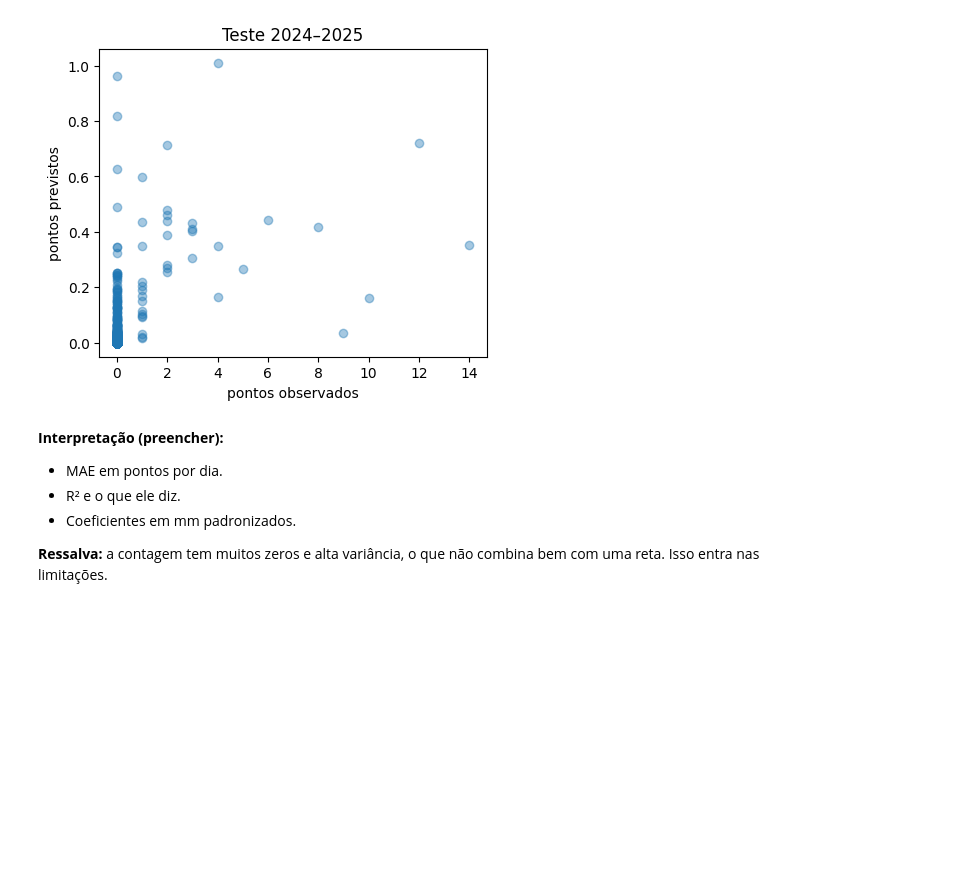
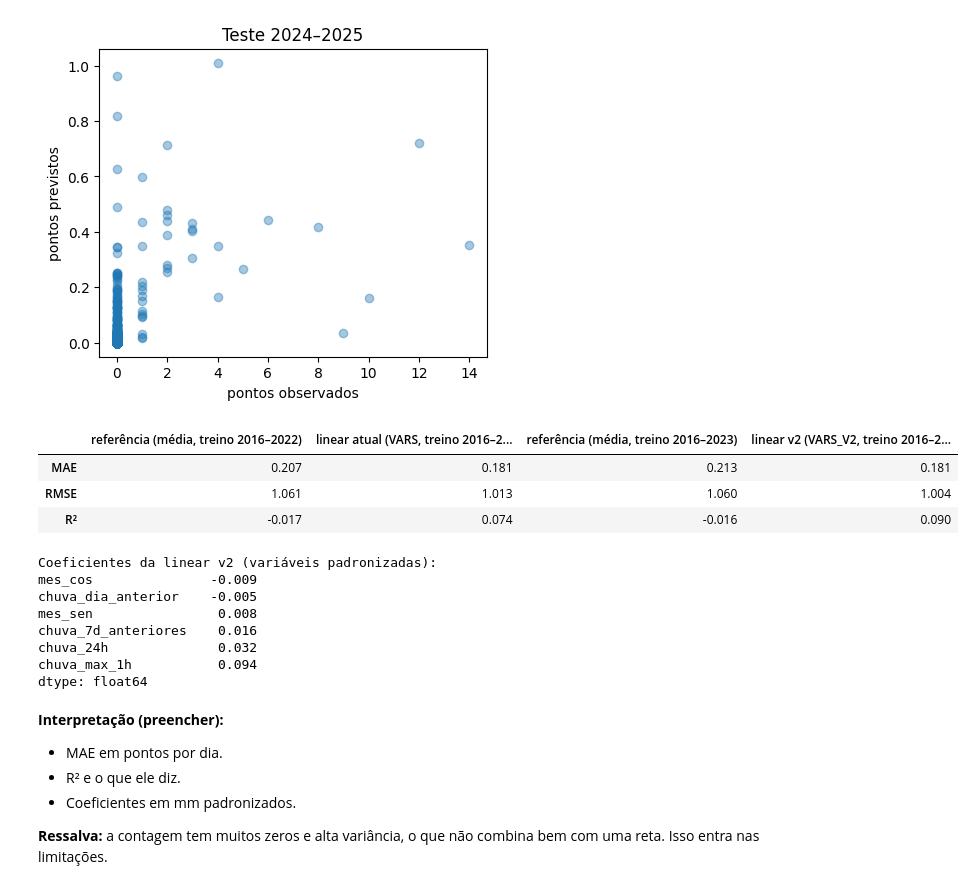
Before and after one commit to Kelwinnn/Global-Solution---Rota-Segura, a Jupyter notebook: data-science/02_modelos.ipynb, the cells around one changed output. Drawn from its saved outputs; the diff is of its cells as text; code cells hidden in the pictures; blank space fills up the shorter version.

```diff
--- a/data-science/02_modelos.ipynb
+++ b/data-science/02_modelos.ipynb
@@ -202,6 +351,32 @@ chuva_max_3h           0.035
 chuva_max_1h           0.045
 dtype: float64
 [figure]
+# %%
+# Versão com VARS_V2, treino 2016–2023 e teste 2024–2025; a referência (média de pontos) usa o mesmo treino de cada coluna.
+treino_v2 = base.loc[:TREINO_FINAL_ATE]
+lin_v2 = Pipeline([("escala", StandardScaler()), ("modelo", LinearRegression())])
+lin_v2.fit(treino_v2[VARS_V2], treino_v2[y_cont])
+prev_v2 = np.clip(lin_v2.predict(te[VARS_V2]), 0, None)
+ref_v2 = np.full(len(te), treino_v2[y_cont].mean())
+display(pd.DataFrame({"referência (média, treino 2016–2022)": m_reg(te[y_cont], ref),
+                      "linear atual (VARS, treino 2016–2022)": m_reg(te[y_cont], prev),
+                      "referência (média, treino 2016–2023)": m_reg(te[y_cont], ref_v2),
+                      "linear v2 (VARS_V2, treino 2016–2023)": m_reg(te[y_cont], prev_v2)}).round(3))
+print("Coeficientes da linear v2 (variáveis padronizadas):")
+print(pd.Series(lin_v2.named_steps["modelo"].coef_, index=VARS_V2).round(3).sort_values())
+# %% [output]
+|  | referência (média, treino 2016–2022) | linear atual (VARS, treino 2016–2... | referência (média, treino 2016–2023) | linear v2 (VARS_V2, treino 2016–2... |
+| MAE | 0.207 | 0.181 | 0.213 | 0.181 |
+| RMSE | 1.061 | 1.013 | 1.060 | 1.004 |
+| R² | -0.017 | 0.074 | -0.016 | 0.090 |
+Coeficientes da linear v2 (variáveis padronizadas):
+mes_cos               -0.009
+chuva_dia_anterior    -0.005
+mes_sen                0.008
+chuva_7d_anteriores    0.016
+chuva_24h              0.032
+chuva_max_1h           0.094
+dtype: float64
 # %% [markdown]
 **Interpretação (preencher):**
 - MAE em pontos por dia.
```
Also changed, not shown: parts of 9 cells of this notebook.
